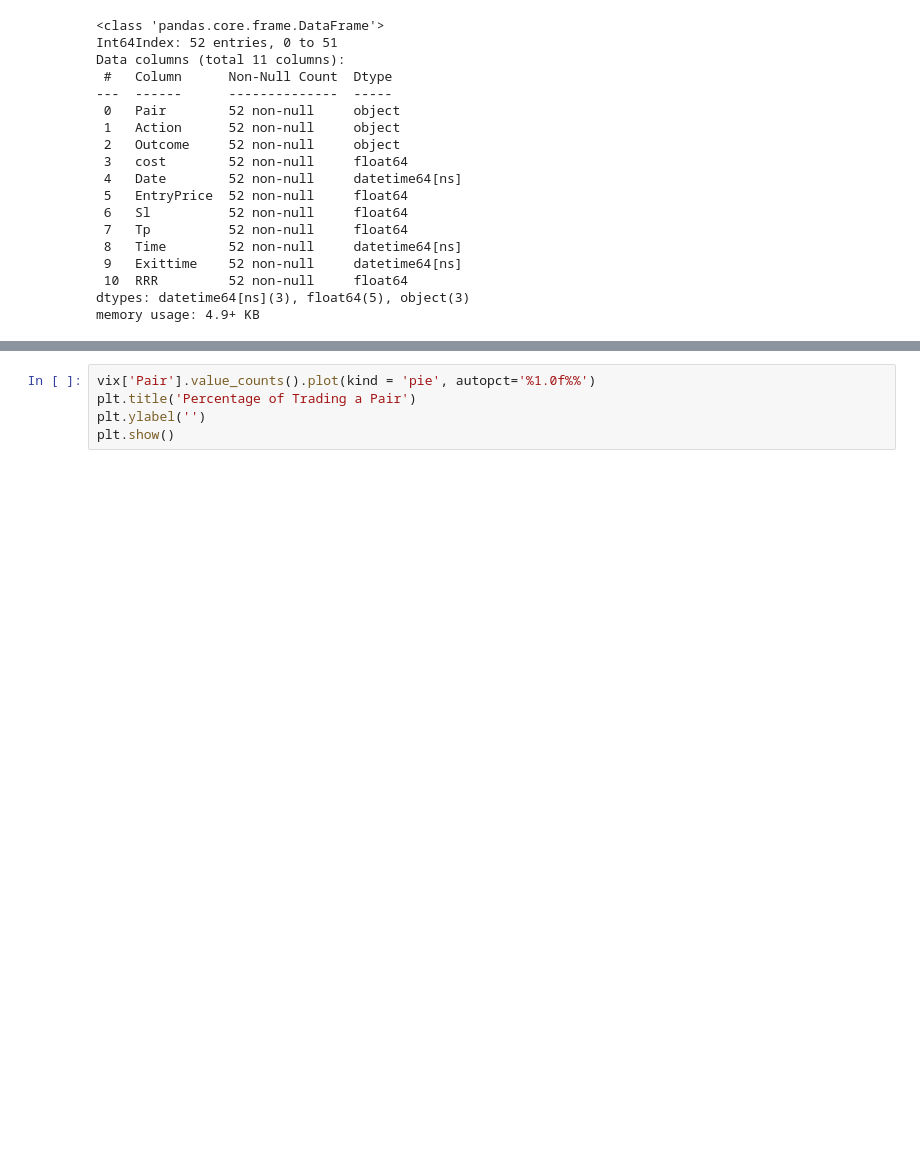
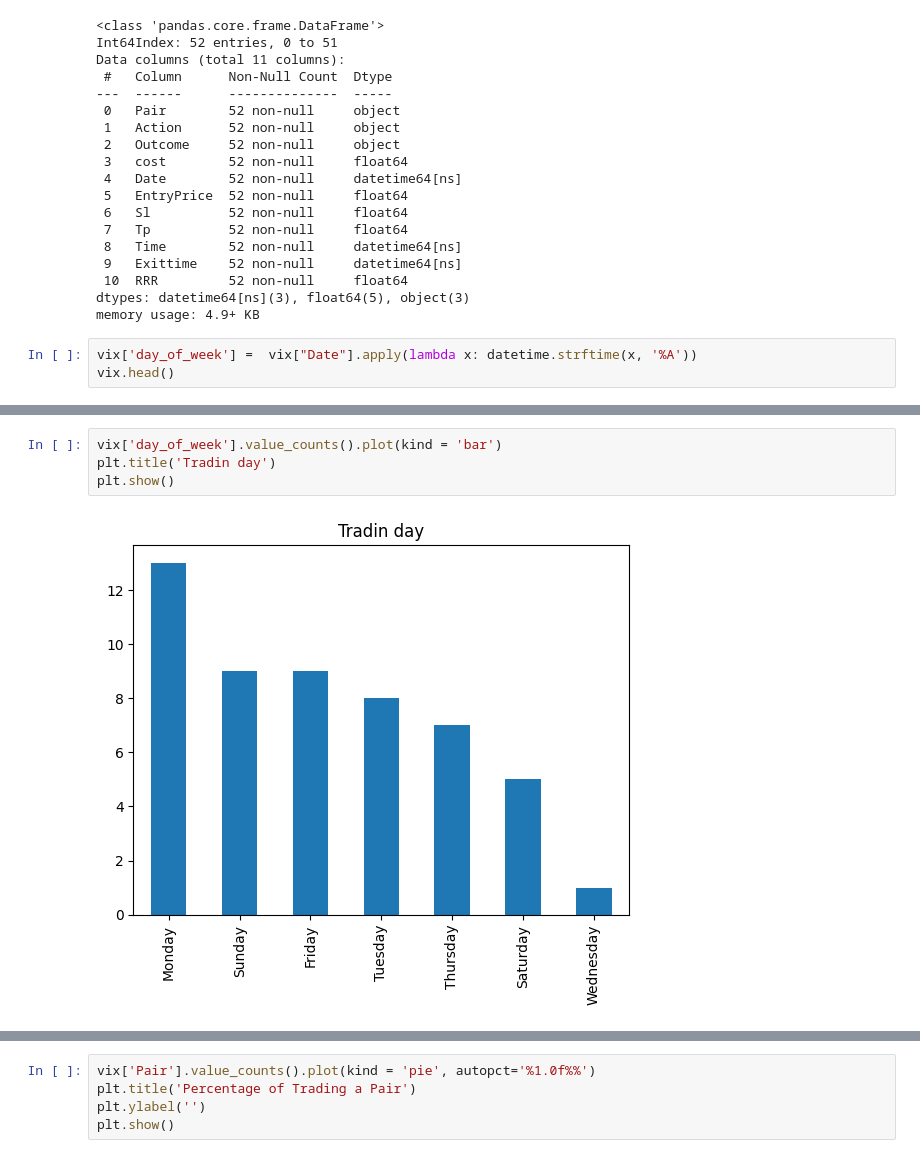
Before and after one commit to ToluPaul/forex, a Jupyter notebook: forex_pred.ipynb, the cells around one changed output, grey strips where cells are left out. Cells and saved outputs as stored; diff of their text form; blank space fills up the shorter version.

```diff
--- a/forex_pred.ipynb
+++ b/forex_pred.ipynb
@@ -106,3 +106,6 @@ Data columns (total 11 columns):
  10  RRR         52 non-null     float64
 dtypes: datetime64[ns](3), float64(5), object(3)
 memory usage: 4.9+ KB
+# %%
+vix['day_of_week'] =  vix["Date"].apply(lambda x: datetime.strftime(x, '%A'))
+vix.head()
@@ -108,0 +119,6 @@ memory usage: 4.9+ KB
+# %%
+vix['day_of_week'].value_counts().plot(kind = 'bar')
+plt.title('Tradin day')
+plt.show()
+# %% [output]
+[figure, added]
```
Also changed, not shown: parts of 3 cells of this notebook.
